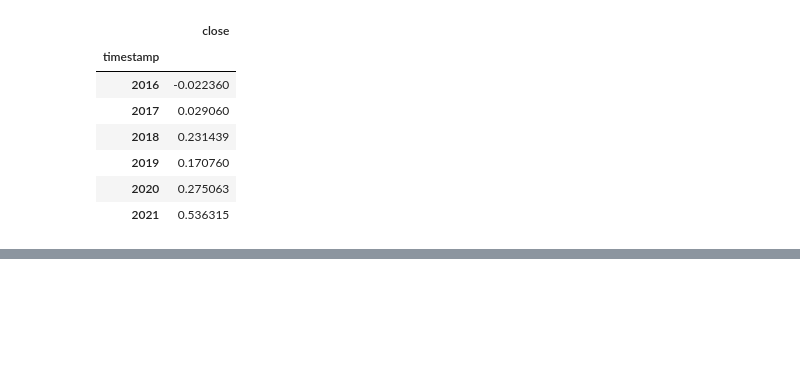
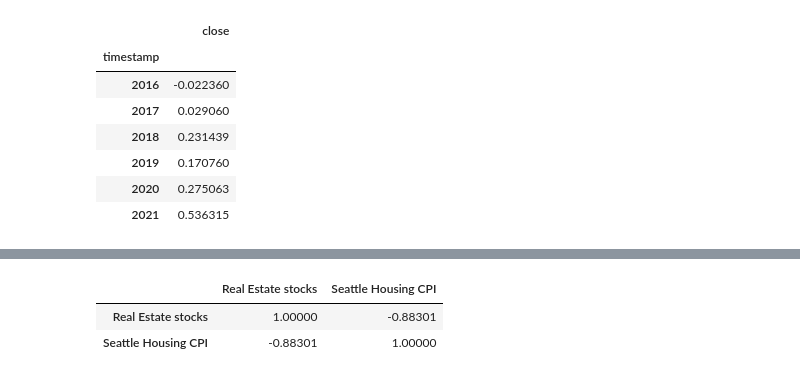
Before and after one commit to Angelboy-commercial/data-zookeepers, a Jupyter notebook: notebooks/ayanam.ipynb, the cells around one changed output, grey strips where cells are left out. Cells and saved outputs as stored; diff of their text form; code cells hidden in the pictures; blank space fills up the shorter version.

```diff
--- a/notebooks/ayanam.ipynb
+++ b/notebooks/ayanam.ipynb
@@ -231,0 +274,7 @@ seattle_food_industry_bar
+# %%
+seattle_apparel_industry_bar
+Housing_combined.corr()
+# %% [output]
+|  | Real Estate stocks | Seattle Housing CPI |
+| Real Estate stocks | 1.00000 | -0.88301 |
+| Seattle Housing CPI | -0.88301 | 1.00000 |
```
Also changed, not shown: parts of 5 cells of this notebook.
